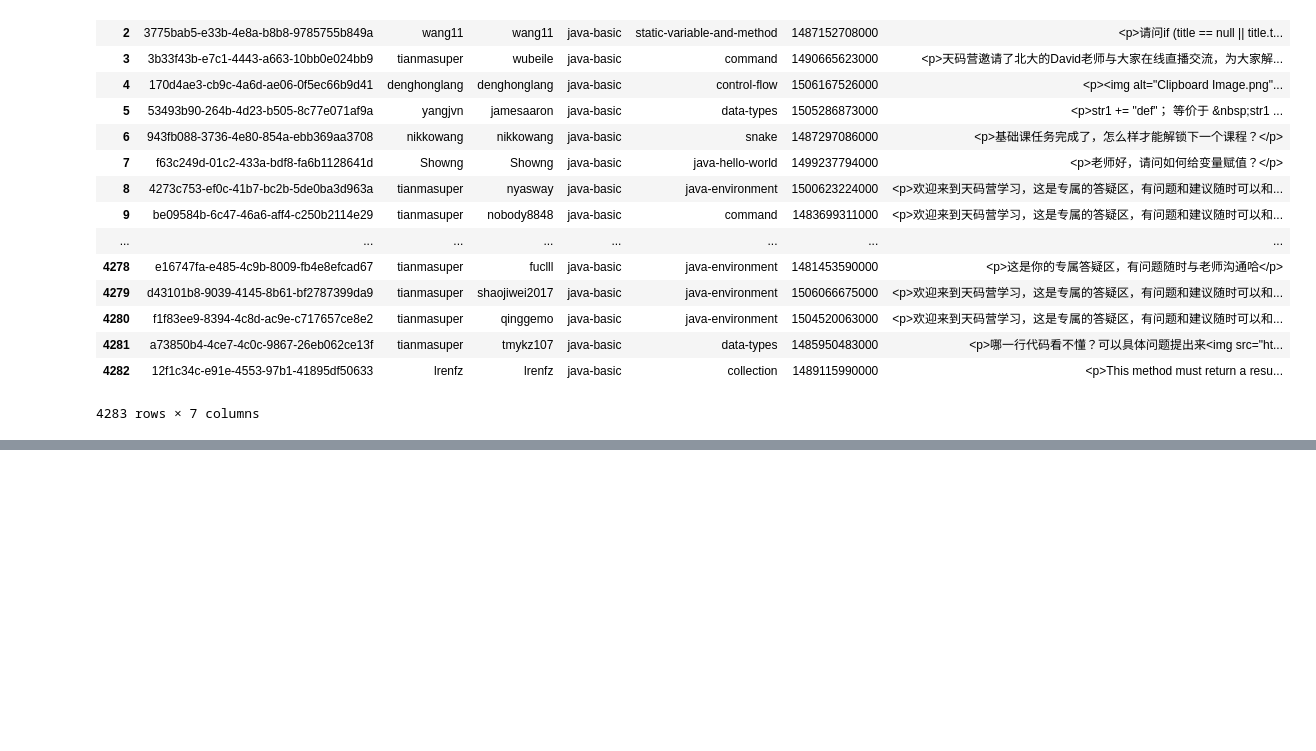
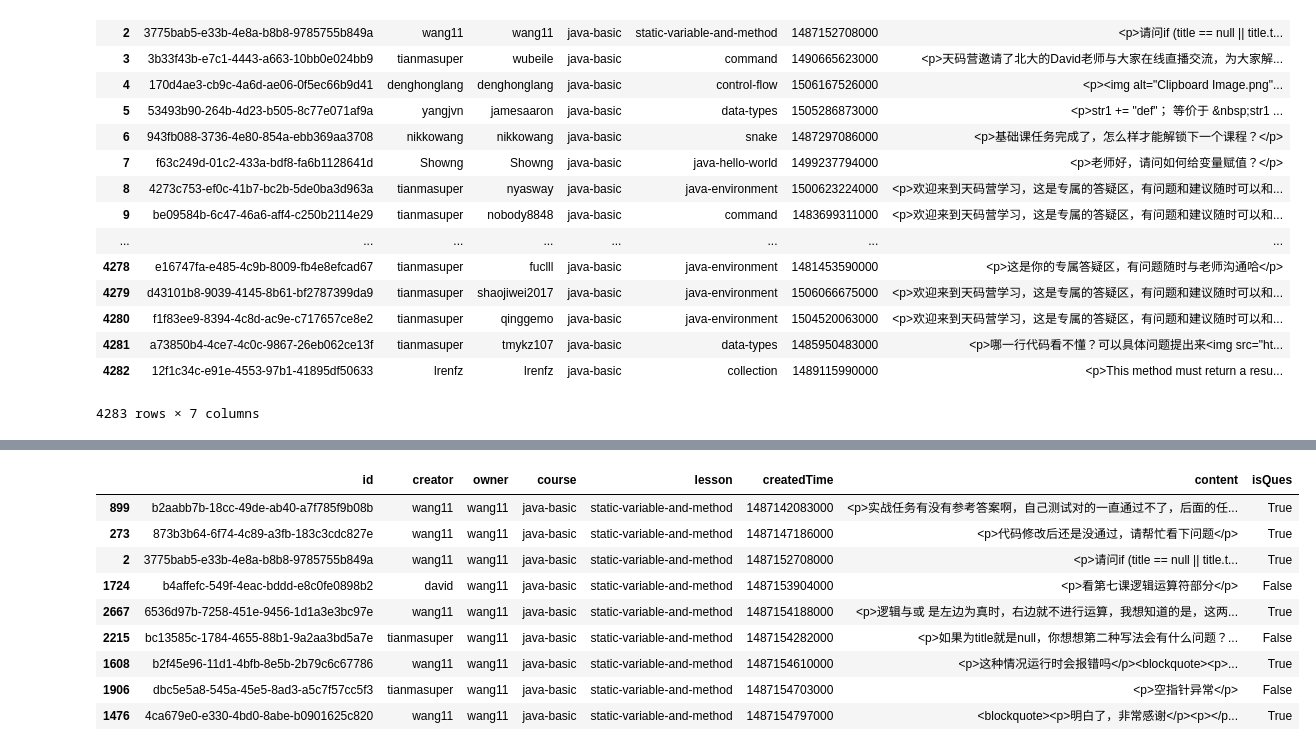
Before and after one commit to xzhren/autoQA, a Jupyter notebook: DataAnalysis.ipynb, the cells around one changed output, grey strips where cells are left out. Cells and saved outputs as stored; diff of their text form; code cells hidden in the pictures; blank space fills up the shorter version.

```diff
--- a/DataAnalysis.ipynb
+++ b/DataAnalysis.ipynb
@@ -28,0 +55,5 @@ lesson_question_df
+# %%
+def get_lessonQA_values(lessonQA_key):
+    conditions = (lesson_question_df.course == lessonQA_key[0]) & (lesson_question_df.lesson == lessonQA_key[1]) \
+        & (lesson_question_df.owner == lessonQA_key[2])
+    return lesson_question_df[conditions].sort_values(by=['createdTime'], ascending=True)
@@ -28,0 +79,4 @@ lesson_question_df
+# %%
+lessonQA_keys = lesson_question_df[['course','lesson','owner']].drop_duplicates()
+print(lessonQA_keys.shape)
+lessonQA_keys.head()
@@ -28,0 +140,14 @@ lesson_question_df
+# %%
+sample_key = lessonQA_keys.iloc[2,:].values
+get_lessonQA_values(sample_key)
+# %% [output]
+|  | id | creator | owner | course | lesson | createdTime | content | isQues |
+| 899 | b2aabb7b-18cc-49de-ab40-a7f785f9b08b | wang11 | wang11 | java-basic | static-variable-and-method | 1487142083000 | <p>实战任务有没有参考答案啊，自己测试对的一直通过不了，后面的任... | True |
+| 273 | 873b3b64-6f74-4c89-a3fb-183c3cdc827e | wang11 | wang11 | java-basic | static-variable-and-method | 1487147186000 | <p>代码修改后还是没通过，请帮忙看下问题</p> | True |
+| 2 | 3775bab5-e33b-4e8a-b8b8-9785755b849a | wang11 | wang11 | java-basic | static-variable-and-method | 1487152708000 | <p>请问if (title == null || title.t... | True |
+| 1724 | b4affefc-549f-4eac-bddd-e8c0fe0898b2 | david | wang11 | java-basic | static-variable-and-method | 1487153904000 | <p>看第七课逻辑运算符部分</p> | False |
+| 2667 | 6536d97b-7258-451e-9456-1d1a3e3bc97e | wang11 | wang11 | java-basic | static-variable-and-method | 1487154188000 | <p>逻辑与或 是左边为真时，右边就不进行运算，我想知道的是，这两... | True |
+| 2215 | bc13585c-1784-4655-88b1-9a2aa3bd5a7e | tianmasuper | wang11 | java-basic | static-variable-and-method | 1487154282000 | <p>如果为title就是null，你想想第二种写法会有什么问题？... | False |
+| 1608 | b2f45e96-11d1-4bfb-8e5b-2b79c6c67786 | wang11 | wang11 | java-basic | static-variable-and-method | 1487154610000 | <p>这种情况运行时会报错吗</p><blockquote><p>... | True |
+| 1906 | dbc5e5a8-545a-45e5-8ad3-a5c7f57cc5f3 | tianmasuper | wang11 | java-basic | static-variable-and-method | 1487154703000 | <p>空指针异常</p> | False |
+| 1476 | 4ca679e0-e330-4bd0-8abe-b0901625c820 | wang11 | wang11 | java-basic | static-variable-and-method | 1487154797000 | <blockquote><p>明白了，非常感谢</p><p></p... | True |
```
Also changed, not shown: parts of 50 cells of this notebook, 1 other file.
